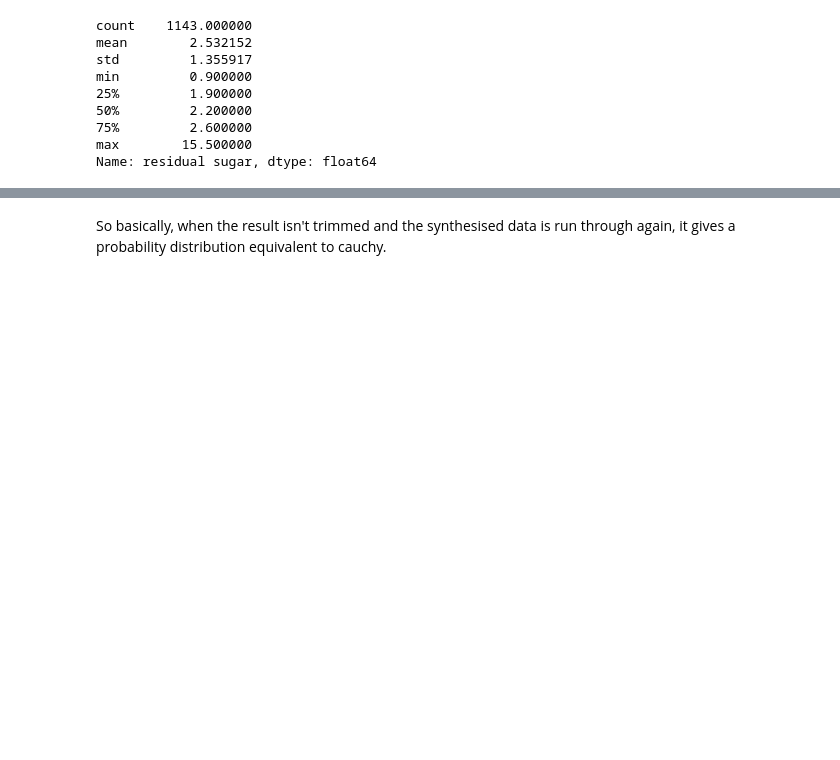
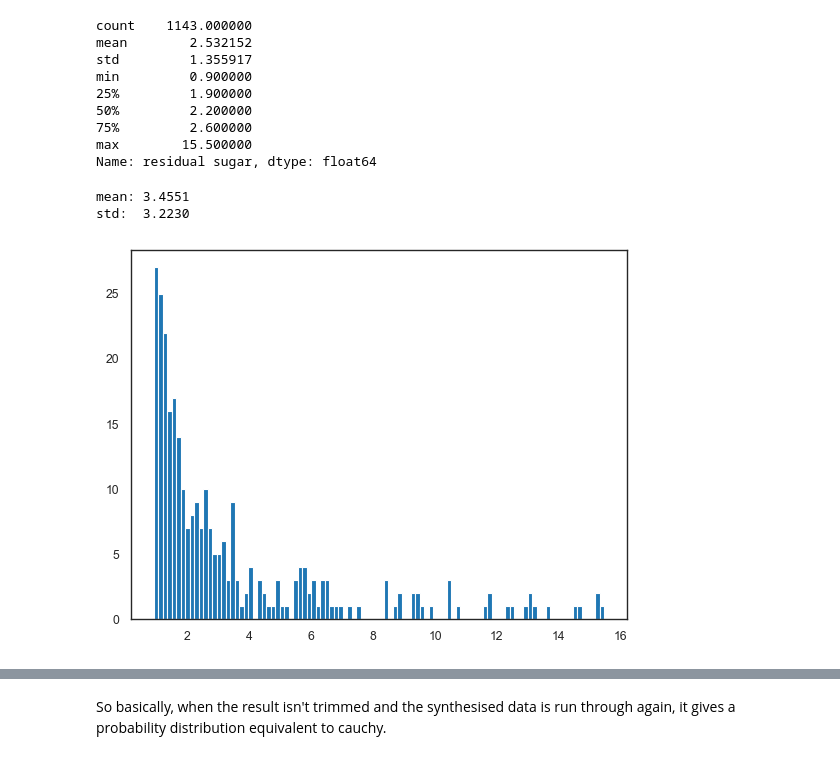
Before and after one commit to fabiofabrizi/PfDA_Project, a Jupyter notebook: PfDA_Project_Notebook.ipynb, the cells around one changed output, grey strips where cells are left out. Drawn from its saved outputs; the diff is of its cells as text; code cells hidden in the pictures; blank space fills up the shorter version.

```diff
--- a/PfDA_Project_Notebook.ipynb
+++ b/PfDA_Project_Notebook.ipynb
@@ -671,6 +673,27 @@ std_rs = df["residual sugar"].std()
 mean_rs = df["residual sugar"].mean()
 # %%
 # testing
+# %%
+#resSug = mu + sigma * np.random.default_rng().standard_cauchy(1143)
+resSug = cauchy.rvs(loc=0.07823790817297994, scale=0.009102579819038505, size=1143, random_state=None)
+
+#Below is testing
+# standardisation to get mean = 0, std = 1
+#resSug = (resSug - np.mean(resSug)) / np.std(resSug)
+
+# get desired mean + std
+#resSug = (resSug * std_rs) + mean_rs
+
+# truncate distribution so it plots well
+resSug = s[(s>0.9) & (s<15.5)]
+
+plt.hist(resSug, bins=100)
+print(f"mean: {np.mean(resSug):.4f}")
+print(f"std:  {np.std(resSug):.4f}")
+# %% [output]
+mean: 3.4551
+std:  3.2230
+[figure, added]
 # %%
 # end testing
 # %%
```
Also changed, not shown: parts of 11 cells of this notebook.
